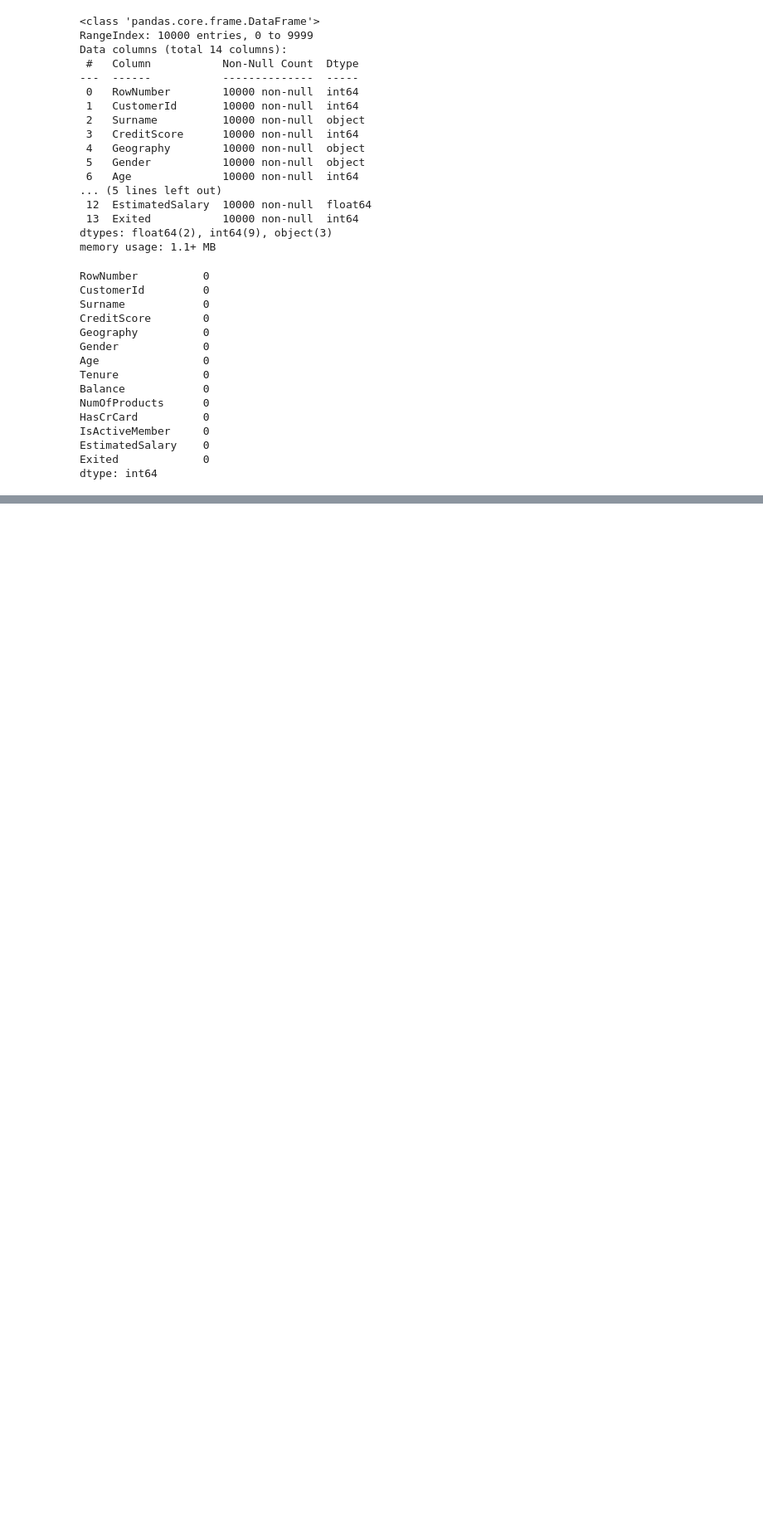
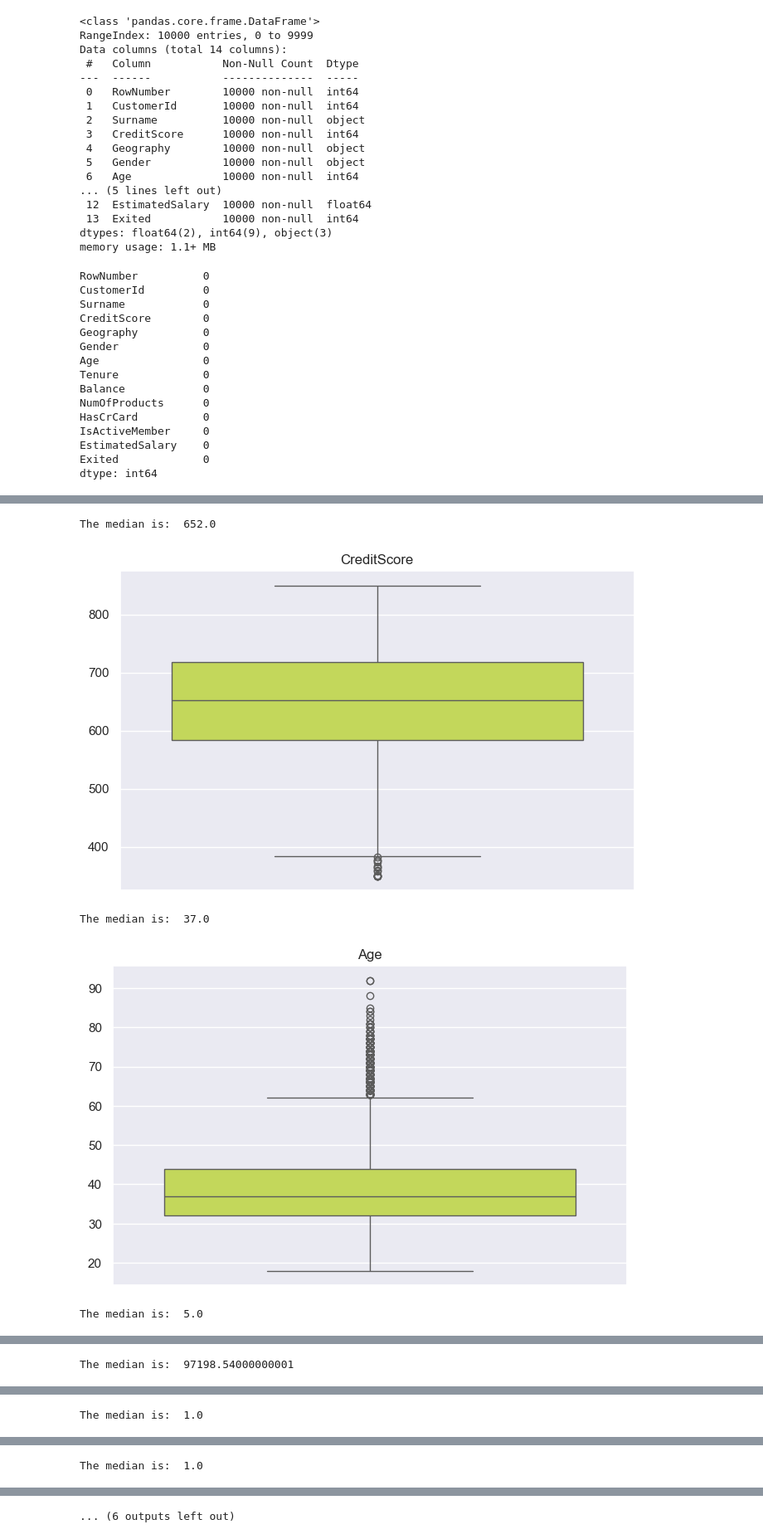
Before and after one commit to sophiembanda/Churn_Modelling, a Jupyter notebook: Churn Modelling.ipynb, the cells around one changed output, grey strips where cells are left out. Shown at 83% size. Drawn from its saved outputs; the diff is of its cells as text; code cells hidden in the pictures; blank space fills up the shorter version.

```diff
--- a/Churn Modelling.ipynb
+++ b/Churn Modelling.ipynb
@@ -97,0 +134,19 @@ dtype: int64
+# %%
+#Check distribution of Numerical Values
+numerics=['int64','float64']
+num_var=raw_data_visual.select_dtypes(include=numerics).columns
+
+sns.set(rc={'figure.figsize':(8,5)})
+
+for c in num_var:
+    x=raw_data_visual[c].values
+    ax=sns.boxplot(x,color='#D1EC46')
+    print('The median is: ',raw_data_visual[c].median())
+    plt.title(c)
+    plt.show()
+# %% [output]
+The median is:  652.0
+[figure, added]
+The median is:  37.0
+[figure, added]
+The median is:  5.0
@@ -97,0 +154 @@ dtype: int64
+The median is:  97198.54000000001
@@ -97,0 +156 @@ dtype: int64
+The median is:  1.0
@@ -97,0 +158 @@ dtype: int64
+The median is:  1.0
@@ -97,0 +160 @@ dtype: int64
+... (6 outputs left out)
```
Also changed, not shown: parts of 6 cells of this notebook.
